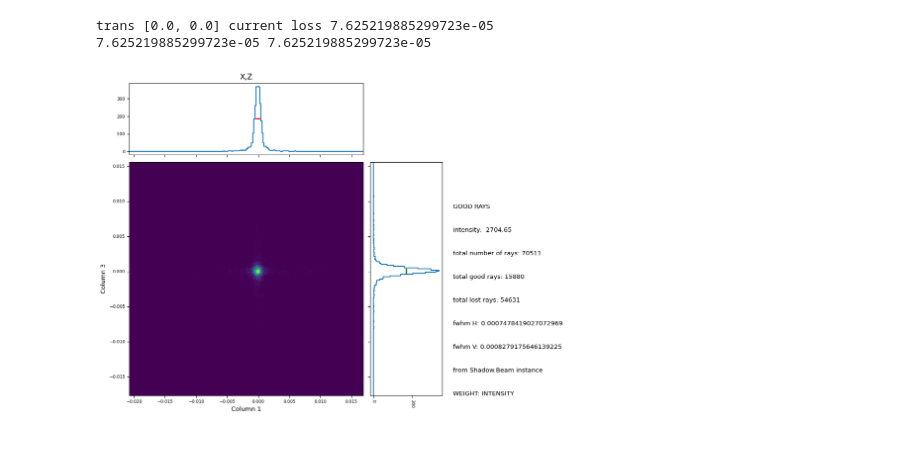
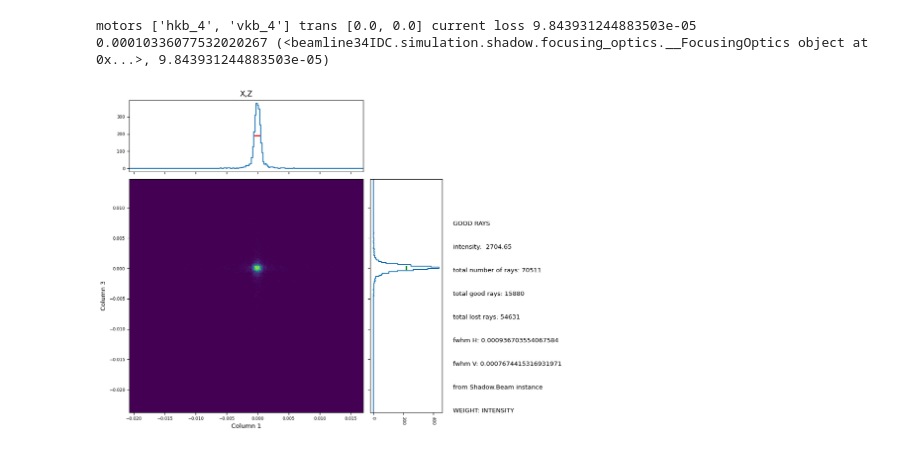
Before and after one commit to AI-ML-at-APS/AI-ML_Control_System, a Jupyter notebook: work_directory/jupyter/opt_hkb_4_vkb_4.ipynb, the cells around one changed output. Cells and saved outputs as stored; diff of their text form; code cells hidden in the pictures.

```diff
--- a/work_directory/jupyter/opt_hkb_4_vkb_4.ipynb
+++ b/work_directory/jupyter/opt_hkb_4_vkb_4.ipynb
@@ -121,7 +23,7 @@ def optimizationTrials(initial_absolute_movement, n_guesses=5, verbose=False):
 # %%
 work_dir = '/Users/saugat/code/oasys/ML_Control_System/work_directory'
 os.chdir(work_dir)
-input_beam = load_shadow_beam("primary_optics_system_beam.dat")
+input_beam_path = "primary_optics_system_beam.dat"
 # %%
 fig_save_path = 'figures/opt_hkb_mot4_vkb_mot4/'
 # %%
@@ -133,15 +33,16 @@ Fig save directory does not exist. Trying to create.
 # %%
 # Focusing Optics System -------------------------
-with redirected_output():
-    focusing_system, out_beam = reinitialize()
+focusing_system, out_beam = opt_common.reinitialize(input_beam_path)
+# %%
+move_motors = ['hkb_4', 'vkb_4']
 # %%
-centroid, out_beam, hist, dw = getCentroidDistance()
-print(centroid, lossFunction([0., 0.0]))
+centroid, out_beam, hist, dw = opt_common.getCentroidDistance(focusing_system)
+print(centroid, opt_common.lossFunction(focusing_system, move_motors, [0., 0.0]))
 _ = plot_shadow_beam_spatial_distribution(out_beam)
 # %% [output]
-trans [0.0, 0.0] current loss 7.625219885299723e-05
-7.625219885299723e-05 7.625219885299723e-05
+motors ['hkb_4', 'vkb_4'] trans [0.0, 0.0] current loss 9.843931244883503e-05
+0.00010336077532020267 (<beamline34IDC.simulation.shadow.focusing_optics.__FocusingOptics object at 0x...>, 9.843931244883503e-05)
-[figure, old version]
+[figure, new version]
 # %%
 initial_centroids = []
 initial_out_beams = []
```
Also changed, not shown: parts of 12 cells of this notebook, 4 other files.
